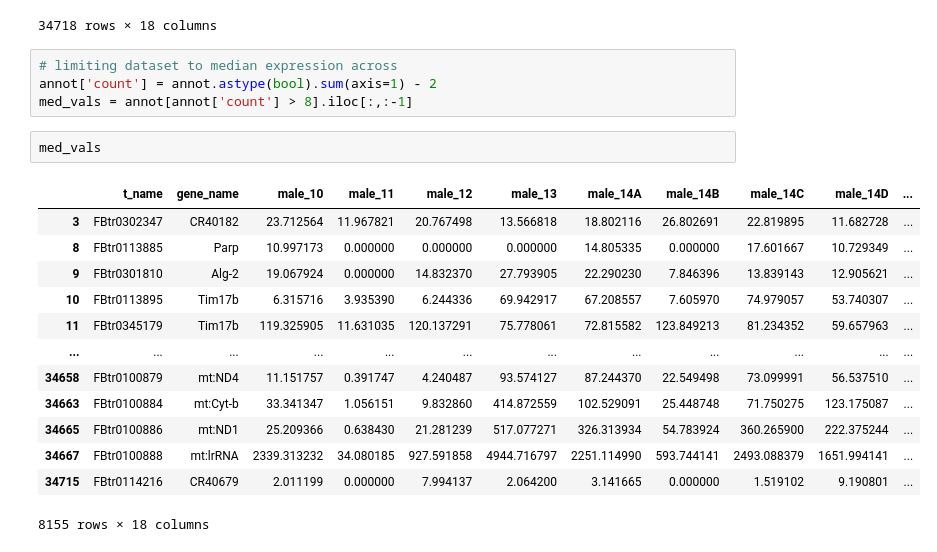
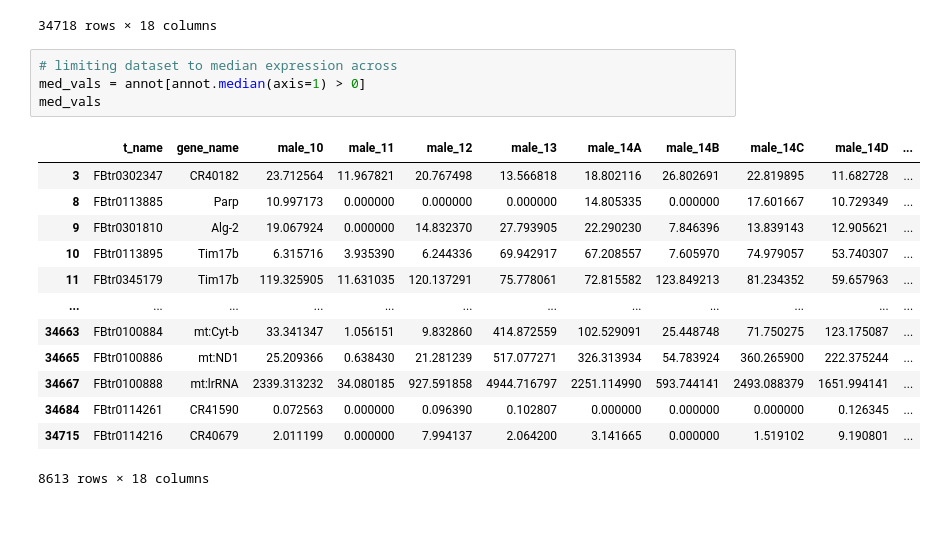
Before and after one commit to rstix287/qbb2020-answers, a Jupyter notebook: week7-assignment/Commands and Plots.ipynb, the cells around one changed output. Saved outputs shown, nothing was run; the diff lists cells and outputs as text; blank space fills up the shorter version.

```diff
--- a/week7-assignment/Commands and Plots.ipynb
+++ b/week7-assignment/Commands and Plots.ipynb
@@ -26,23 +28,21 @@ annot
 34718 rows × 18 columns
 # %%
 # limiting dataset to median expression across
-annot['count'] = annot.astype(bool).sum(axis=1) - 2
-med_vals = annot[annot['count'] > 8].iloc[:,:-1]
+med_vals = annot[annot.median(axis=1) > 0]
+med_vals
+# %% [output]
+|  | t_name | gene_name | male_10 | male_11 | male_12 | male_13 | male_14A | male_14B | male_14C | male_14D | ... |
+| 3 | FBtr0302347 | CR40182 | 23.712564 | 11.967821 | 20.767498 | 13.566818 | 18.802116 | 26.802691 | 22.819895 | 11.682728 | ... |
+| 8 | FBtr0113885 | Parp | 10.997173 | 0.000000 | 0.000000 | 0.000000 | 14.805335 | 0.000000 | 17.601667 | 10.729349 | ... |
+| 9 | FBtr0301810 | Alg-2 | 19.067924 | 0.000000 | 14.832370 | 27.793905 | 22.290230 | 7.846396 | 13.839143 | 12.905621 | ... |
+| 10 | FBtr0113895 | Tim17b | 6.315716 | 3.935390 | 6.244336 | 69.942917 | 67.208557 | 7.605970 | 74.979057 | 53.740307 | ... |
+| 11 | FBtr0345179 | Tim17b | 119.325905 | 11.631035 | 120.137291 | 75.778061 | 72.815582 | 123.849213 | 81.234352 | 59.657963 | ... |
+| ... | ... | ... | ... | ... | ... | ... | ... | ... | ... | ... | ... |
+| 34663 | FBtr0100884 | mt:Cyt-b | 33.341347 | 1.056151 | 9.832860 | 414.872559 | 102.529091 | 25.448748 | 71.750275 | 123.175087 | ... |
+| 34665 | FBtr0100886 | mt:ND1 | 25.209366 | 0.638430 | 21.281239 | 517.077271 | 326.313934 | 54.783924 | 360.265900 | 222.375244 | ... |
+| 34667 | FBtr0100888 | mt:lrRNA | 2339.313232 | 34.080185 | 927.591858 | 4944.716797 | 2251.114990 | 593.744141 | 2493.088379 | 1651.994141 | ... |
+| 34684 | FBtr0114261 | CR41590 | 0.072563 | 0.000000 | 0.096390 | 0.102807 | 0.000000 | 0.000000 | 0.000000 | 0.126345 | ... |
+| 34715 | FBtr0114216 | CR40679 | 2.011199 | 0.000000 | 7.994137 | 2.064200 | 3.141665 | 0.000000 | 1.519102 | 9.190801 | ... |
+8613 rows × 18 columns
-# %%
-med_vals
-# %% [output]
-|  | t_name | gene_name | male_10 | male_11 | male_12 | male_13 | male_14A | male_14B | male_14C | male_14D | ... |
-| 3 | FBtr0302347 | CR40182 | 23.712564 | 11.967821 | 20.767498 | 13.566818 | 18.802116 | 26.802691 | 22.819895 | 11.682728 | ... |
-| 8 | FBtr0113885 | Parp | 10.997173 | 0.000000 | 0.000000 | 0.000000 | 14.805335 | 0.000000 | 17.601667 | 10.729349 | ... |
-| 9 | FBtr0301810 | Alg-2 | 19.067924 | 0.000000 | 14.832370 | 27.793905 | 22.290230 | 7.846396 | 13.839143 | 12.905621 | ... |
-| 10 | FBtr0113895 | Tim17b | 6.315716 | 3.935390 | 6.244336 | 69.942917 | 67.208557 | 7.605970 | 74.979057 | 53.740307 | ... |
-| 11 | FBtr0345179 | Tim17b | 119.325905 | 11.631035 | 120.137291 | 75.778061 | 72.815582 | 123.849213 | 81.234352 | 59.657963 | ... |
-| ... | ... | ... | ... | ... | ... | ... | ... | ... | ... | ... | ... |
-| 34658 | FBtr0100879 | mt:ND4 | 11.151757 | 0.391747 | 4.240487 | 93.574127 | 87.244370 | 22.549498 | 73.099991 | 56.537510 | ... |
-| 34663 | FBtr0100884 | mt:Cyt-b | 33.341347 | 1.056151 | 9.832860 | 414.872559 | 102.529091 | 25.448748 | 71.750275 | 123.175087 | ... |
-| 34665 | FBtr0100886 | mt:ND1 | 25.209366 | 0.638430 | 21.281239 | 517.077271 | 326.313934 | 54.783924 | 360.265900 | 222.375244 | ... |
-| 34667 | FBtr0100888 | mt:lrRNA | 2339.313232 | 34.080185 | 927.591858 | 4944.716797 | 2251.114990 | 593.744141 | 2493.088379 | 1651.994141 | ... |
-| 34715 | FBtr0114216 | CR40679 | 2.011199 | 0.000000 | 7.994137 | 2.064200 | 3.141665 | 0.000000 | 1.519102 | 9.190801 | ... |
-8155 rows × 18 columns
 # %%
 transform = med_vals.iloc[:,:2].join(np.log2(med_vals.iloc[:,2:] + 0.1)).reset_index().iloc[:,1:]
```
Also changed, not shown: parts of 12 cells of this notebook.
